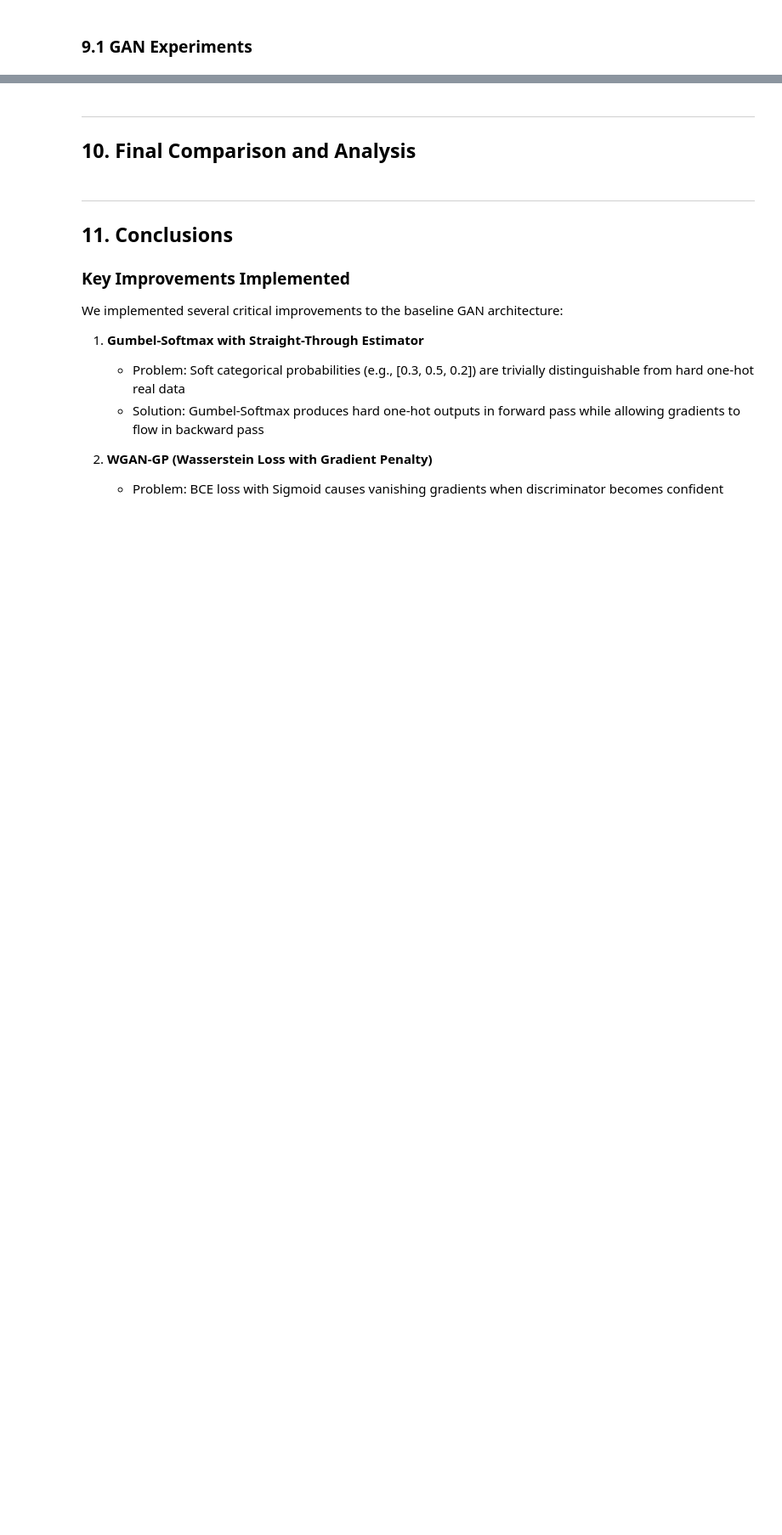
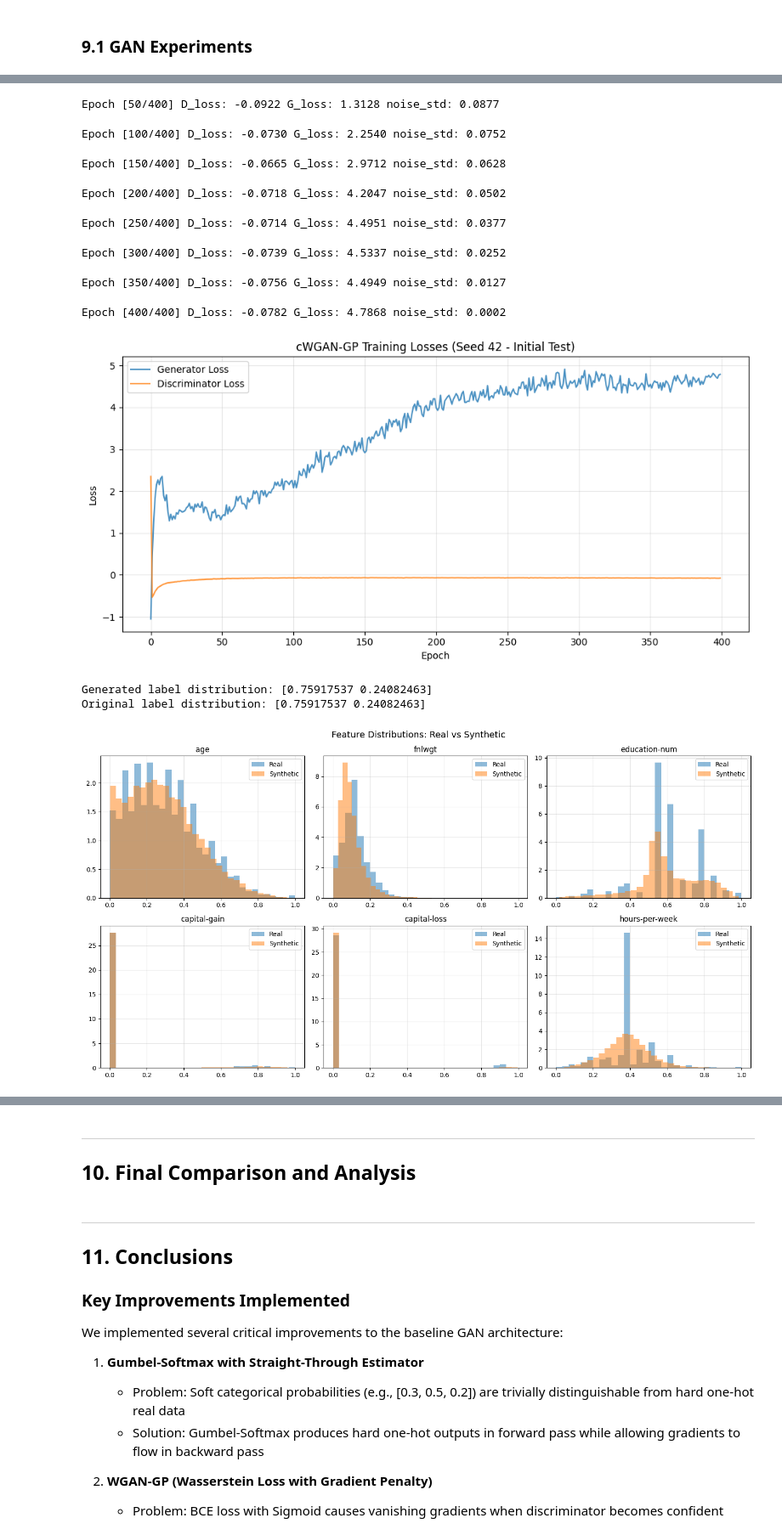
Before and after one commit to orimood/deep_hw_4, a Jupyter notebook: notebook.ipynb, the cells around one changed output, grey strips where cells are left out. Shown at 85% size. Saved outputs shown, nothing was run; the diff lists cells and outputs as text; code cells hidden in the pictures; blank space fills up the shorter version.

```diff
--- a/notebook.ipynb
+++ b/notebook.ipynb
@@ -1127,0 +1276,65 @@ Gumbel-Softmax temperature: 0.5
+# %%
+# INITIAL TEST: Run cGAN with seed 42 first to verify improvements
+print("="*60)
+print("INITIAL TEST: cGAN with seed 42")
+print("="*60)
+
+# Initialize results dict (will be used by full run too)
+cgan_results = {
+    'detection_auc': [],
+    'efficacy_ratio': [],
+    'auc_real': [],
+    'auc_synthetic': []
+}
+
+# Prepare data
+X_train, X_test, y_train, y_test, preprocessor = prepare_data(df, preprocessor, seed=42)
+
+# Train cGAN with new hyperparameters
+cond_generator_test, g_losses_test, d_losses_test = train_cgan(
+    X_train, y_train, preprocessor,
+    latent_dim=LATENT_DIM, hidden_dim=HIDDEN_DIM,
+    batch_size=BATCH_SIZE, epochs=EPOCHS,
+    lr_g=LR_G, lr_d=LR_D,
+    n_critic=N_CRITIC, lambda_gp=LAMBDA_GP,
+    temperature=TEMPERATURE, instance_noise=INSTANCE_NOISE, seed=42
+)
+
+# Plot training losses
+plot_training_losses(g_losses_test, d_losses_test, f"cWGAN-GP Training Losses (Seed 42 - Initial Test)")
+
+# Generate synthetic data with same label ratios
+label_ratios = np.bincount(y_train) / len(y_train)
+X_synthetic_test, y_synthetic_test = generate_conditional_synthetic_data(
+    cond_generator_test, len(X_train), LATENT_DIM, label_ratios, device
+)
+
+print(f"Generated label distribution: {np.bincount(y_synthetic_test.astype(int)) / len(y_synthetic_test)}")
+print(f"Original label distribution: {label_ratios}")
+
+# Plot distributions
+plot_feature_distributions(X_train, X_synthetic_test, preprocessor)
+plot_correlation_matrices(X_train, X_synthetic_test, preprocessor)
+
+# Compute metrics
+detection_auc_test, detection_std_test = compute_detection_metric(X_train, X_synthetic_test, seed=42)
+efficacy_test, auc_real_test, auc_synth_test = compute_efficacy_metric(
+    X_train, y_train, X_synthetic_test, y_synthetic_test.astype(int), X_test, y_test, seed=42
+)
+
+# Store results
+cgan_results['detection_auc'].append(detection_auc_test)
+cgan_results['efficacy_ratio'].append(efficacy_test)
+cgan_results['auc_real'].append(auc_real_test)
+cgan_results['auc_synthetic'].append(auc_synth_test)
+
+print(f"\n{'='*60}")
+print("INITIAL TEST RESULTS (seed 42)")
+print(f"{'='*60}")
+print(f"  Detection AUC: {detection_auc_test:.4f} (+/- {detection_std_test:.4f})")
+print(f"  Efficacy Ratio: {efficacy_test:.4f}")
+print(f"  AUC (Real): {auc_real_test:.4f}")
+print(f"  AUC (Synthetic): {auc_synth_test:.4f}")
+print(f"\n  Previous Detection AUC was ~0.998, target is < 0.85")
+print(f"  {'IMPROVED!' if detection_auc_test < 0.95 else 'Needs more tuning...'}")
+# %% [output]
@@ -1127,0 +1348,12 @@ Gumbel-Softmax temperature: 0.5
+Epoch [50/400] D_loss: -0.0922 G_loss: 1.3128 noise_std: 0.0877
+Epoch [100/400] D_loss: -0.0730 G_loss: 2.2540 noise_std: 0.0752
+Epoch [150/400] D_loss: -0.0665 G_loss: 2.9712 noise_std: 0.0628
+Epoch [200/400] D_loss: -0.0718 G_loss: 4.2047 noise_std: 0.0502
+Epoch [250/400] D_loss: -0.0714 G_loss: 4.4951 noise_std: 0.0377
+Epoch [300/400] D_loss: -0.0739 G_loss: 4.5337 noise_std: 0.0252
+Epoch [350/400] D_loss: -0.0756 G_loss: 4.4949 noise_std: 0.0127
+Epoch [400/400] D_loss: -0.0782 G_loss: 4.7868 noise_std: 0.0002
+[figure, added]
+Generated label distribution: [0.75917537 0.24082463]
+Original label distribution: [0.75917537 0.24082463]
+[figure, added]
```
Also changed, not shown: parts of 11 cells of this notebook, 2 other files.
